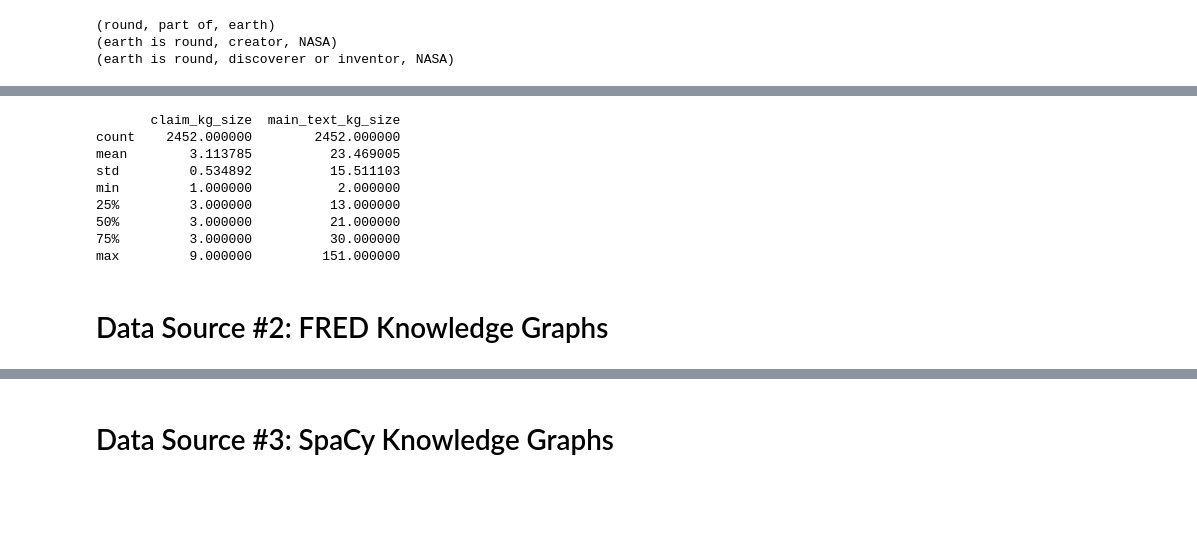
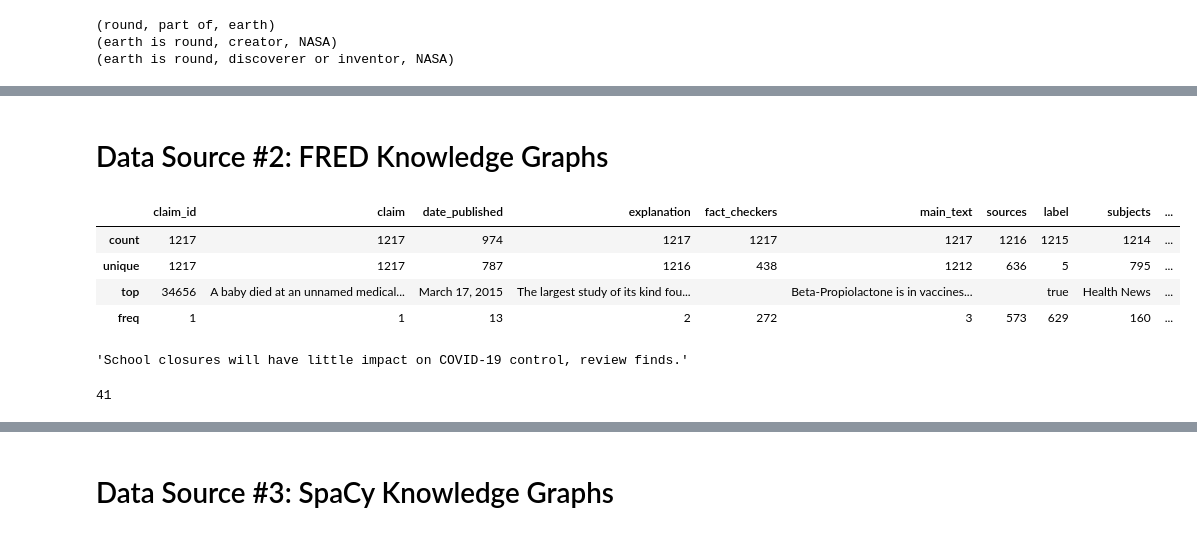
Before and after one commit to Prahlad-K/just-verdict, a Jupyter notebook: Create RDF Triples for PUBHEALTH.ipynb, the cells around one changed output, grey strips where cells are left out. Cells and saved outputs as stored; diff of their text form; code cells hidden in the pictures; blank space fills up the shorter version.

```diff
--- a/Create RDF Triples for PUBHEALTH.ipynb
+++ b/Create RDF Triples for PUBHEALTH.ipynb
@@ -384,21 +333,11 @@ dev_test_df.to_pickle('dev_test.pkl')
 # %%
 def print_triples_sizes():
-    dev_test_df['claim_kg_size'] = dev_test_df['claim_kg'].apply(lambda triples : len(triples))
-    dev_test_df['main_text_kg_size'] = dev_test_df['main_text_kg'].apply(lambda triples : len(triples))
+    data_df['claim_kg_size'] = data_df['claim_kg'].apply(lambda triples : len(triples))
+    data_df['main_text_kg_size'] = data_df['main_text_kg'].apply(lambda triples : len(triples))
 
-    print(dev_test_df[['claim_kg_size', 'main_text_kg_size']].describe())
+    print(data_df[['claim_kg_size', 'main_text_kg_size']].describe())
 
 print_triples_sizes()
-# %% [output]
-       claim_kg_size  main_text_kg_size
-count    2452.000000        2452.000000
-mean        3.113785          23.469005
-std         0.534892          15.511103
-min         1.000000           2.000000
-25%         3.000000          13.000000
-50%         3.000000          21.000000
-75%         3.000000          30.000000
-max         9.000000         151.000000
 # %% [markdown]
 # Data Source #2: FRED Knowledge Graphs
 # %%
@@ -444,0 +365,9 @@ for i in range(len(claims)):
+# %%
+dev_df = pd.read_pickle('./data/PUBHEALTH/dev.pkl')
+dev_df.describe()
+# %% [output]
+|  | claim_id | claim | date_published | explanation | fact_checkers | main_text | sources | label | subjects | ... |
+| count | 1217 | 1217 | 974 | 1217 | 1217 | 1217 | 1216 | 1215 | 1214 | ... |
+| unique | 1217 | 1217 | 787 | 1216 | 438 | 1212 | 636 | 5 | 795 | ... |
+| top | 34656 | A baby died at an unnamed medical... | March 17, 2015 | The largest study of its kind fou... |  | Beta-Propiolactone is in vaccines... |  | true | Health News | ... |
+| freq | 1 | 1 | 13 | 2 | 272 | 3 | 573 | 629 | 160 | ... |
@@ -444,0 +376,8 @@ for i in range(len(claims)):
+# %%
+dev_df.iloc[5]['claim']
+# %% [output]
+'School closures will have little impact on COVID-19 control, review finds.'
+# %%
+len(g.getInfoEdges())
+# %% [output]
+41
```
Also changed, not shown: parts of 52 cells of this notebook, 13 other files.
